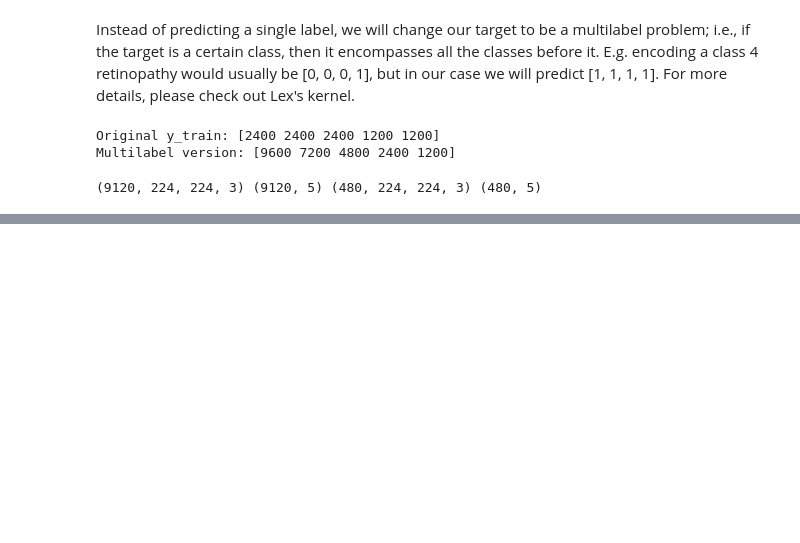
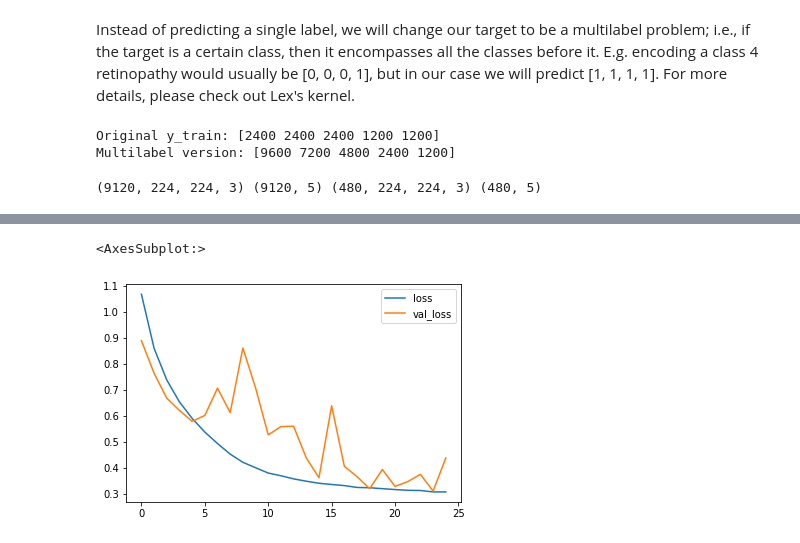
Before and after one commit to rajatjc/COMP6721, a Jupyter notebook: CNN/CNN.ipynb, the cells around one changed output, grey strips where cells are left out. Drawn from its saved outputs; the diff is of its cells as text; code cells hidden in the pictures; blank space fills up the shorter version.

Commit message:
CNN Model Training and Evaluation of Model

```diff
--- a/CNN/CNN.ipynb
+++ b/CNN/CNN.ipynb
@@ -206,0 +205,18 @@ print(x_train.shape, y_train.shape, x_val.shape, y_val.shape)
+# %%
+BATCH_SIZE = 32
+
+def create_datagen():
+    return ImageDataGenerator(
+        rotation_range=20,
+        width_shift_range=0.2,
+        height_shift_range=0.2,
+        shear_range=0.2,
+        zoom_range=0.2,
+        horizontal_flip=True,
+        vertical_flip=True,
+        fill_mode='nearest'
+    )
+
+# Using original generator
+data_generator = create_datagen().flow(x_train, y_train, batch_size=BATCH_SIZE, seed=2019)
+early_stopping = tf.keras.callbacks.EarlyStopping(monitor='val_loss', patience=10)
@@ -206,0 +275,4 @@ print(x_train.shape, y_train.shape, x_val.shape, y_val.shape)
+# %%
+model_cnn = build_CNN_model()
+model_cnn.build()
+model_cnn.summary()
@@ -206,0 +297,8 @@ print(x_train.shape, y_train.shape, x_val.shape, y_val.shape)
+# %%
+history = model_cnn.fit_generator(
+    data_generator,
+    steps_per_epoch=x_train.shape[0] / BATCH_SIZE,
+    epochs=25,
+    validation_data=(x_val, y_val),
+    callbacks=[early_stopping]
+)
@@ -206,0 +323,9 @@ print(x_train.shape, y_train.shape, x_val.shape, y_val.shape)
+# %%
+with open('history.json', 'w') as f:
+    json.dump(history.history, f)
+
+history_df = pd.DataFrame(history.history)
+history_df[['loss', 'val_loss']].plot()
+# %% [output]
+<AxesSubplot:>
+[figure, added]
```
Also changed, not shown: parts of 15 cells of this notebook.
